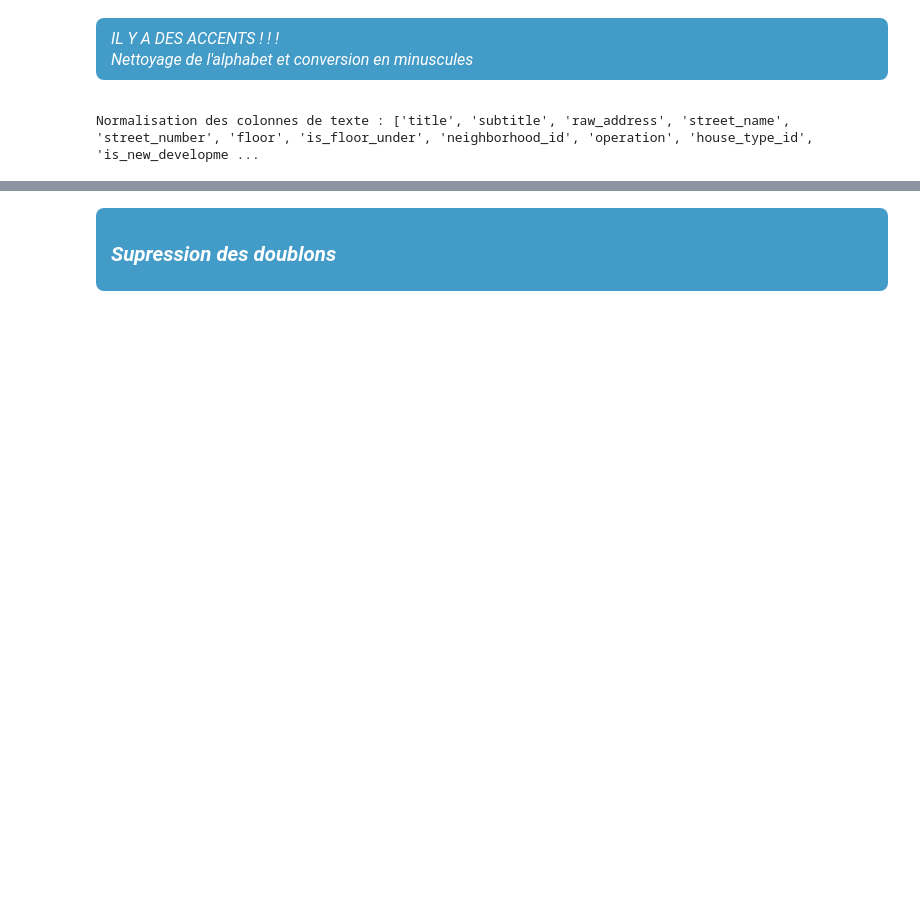
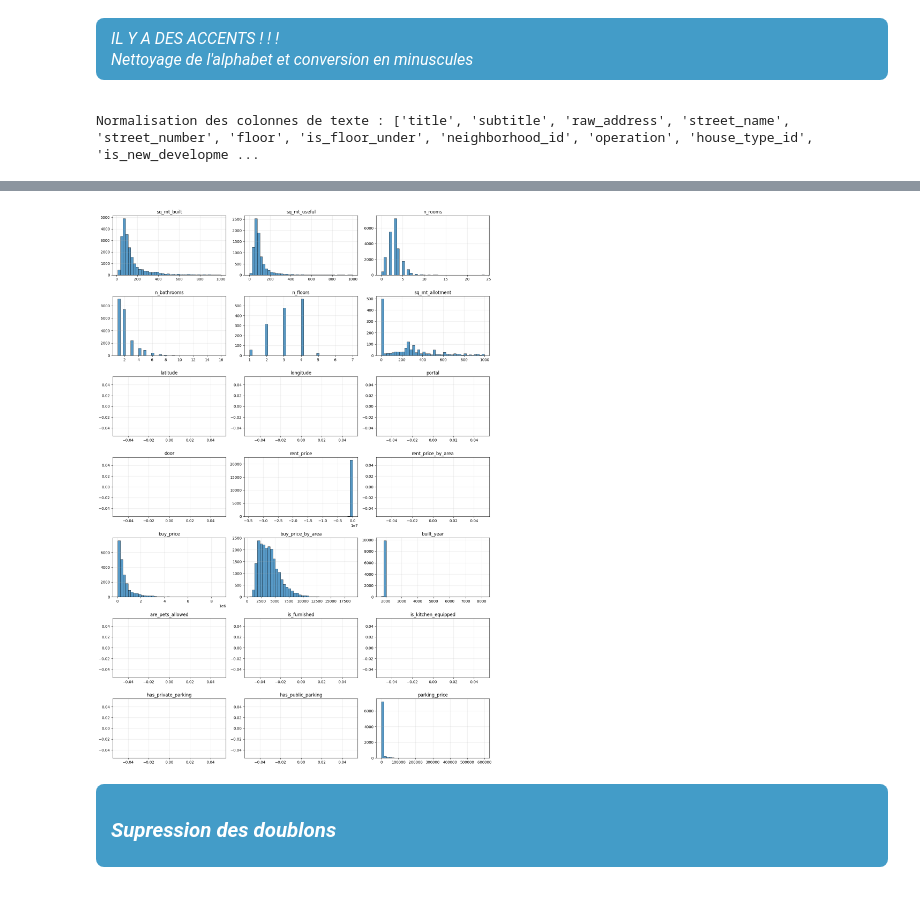
Before and after one commit to bruno-coulet/apartment-hunter, a Jupyter notebook: 1_cleaning.ipynb, the cells around one changed output, grey strips where cells are left out. Saved outputs shown, nothing was run; the diff lists cells and outputs as text; code cells hidden in the pictures; blank space fills up the shorter version.

```diff
--- a/1_cleaning.ipynb
+++ b/1_cleaning.ipynb
@@ -106,3 +111,7 @@ df.head(5)
+# %%
+plot_numeric_histograms(df, bins=40, n_cols=3)
+# %% [output]
+[figure, added]
 # %% [markdown]
 <div style="
     background-color: #439cc8;
```
Also changed, not shown: parts of 3 cells of this notebook, 2 other files.
